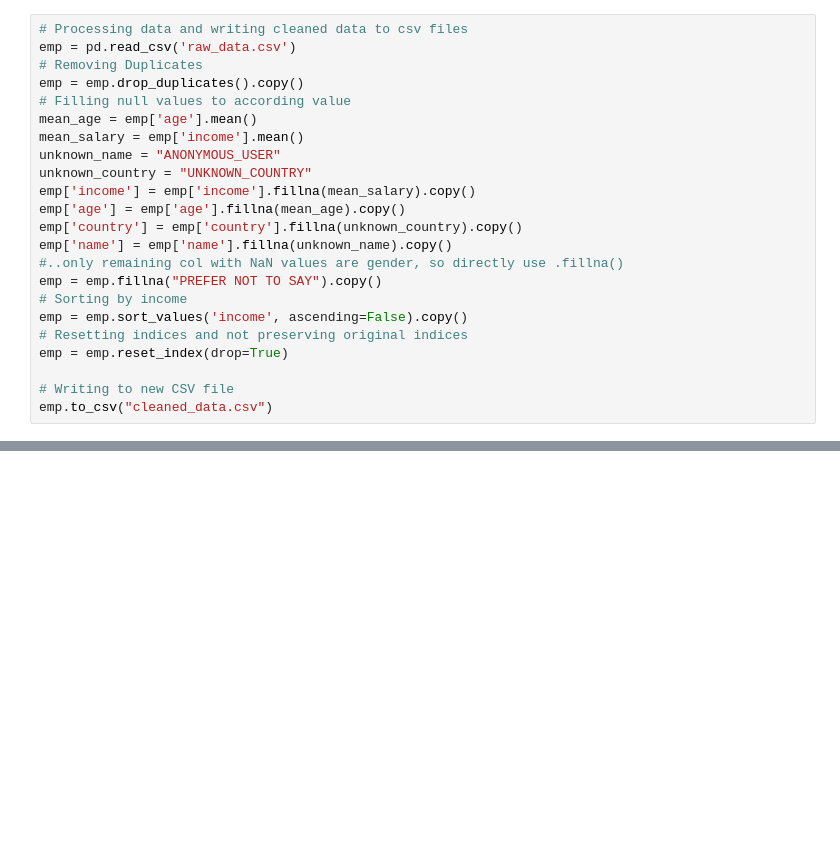
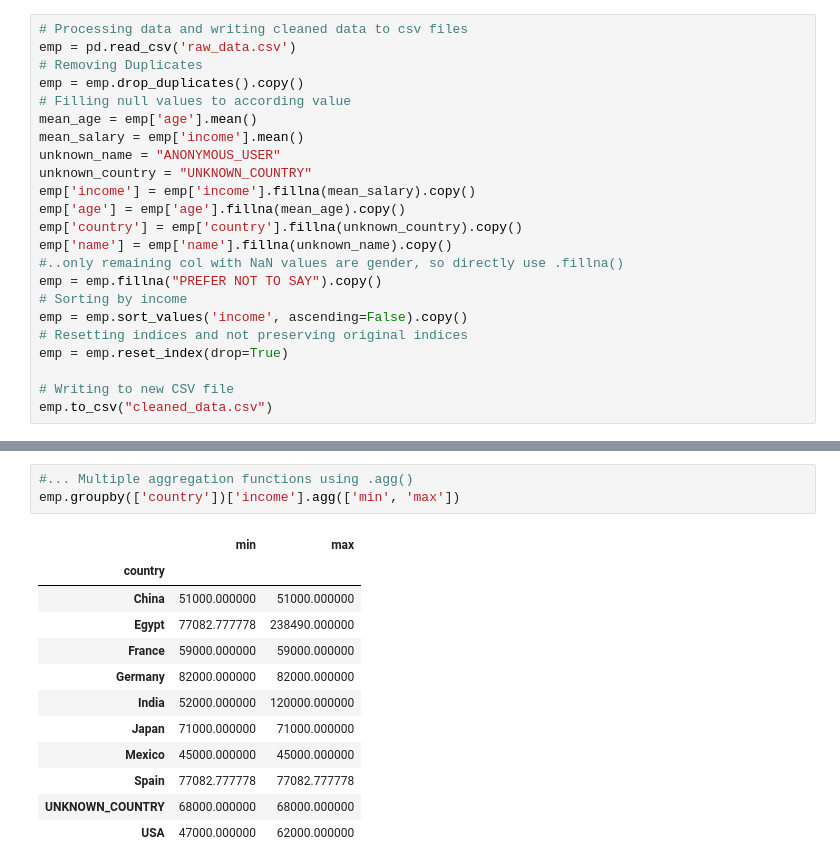
Before and after one commit to Sonu64/Prime_AI_ML, a Jupyter notebook: Module_13_Pandas_02/pandas_2.ipynb, the cells around one changed output, grey strips where cells are left out. Drawn from its saved outputs; the diff is of its cells as text; blank space fills up the shorter version.

```diff
--- a/Module_13_Pandas_02/pandas_2.ipynb
+++ b/Module_13_Pandas_02/pandas_2.ipynb
@@ -352,0 +405,16 @@ emp.to_csv("cleaned_data.csv")
+# %%
+#... Multiple aggregation functions using .agg()
+emp.groupby(['country'])['income'].agg(['min', 'max'])
+# %% [output]
+|  | min | max |
+| country |  |  |
+| China | 51000.000000 | 51000.000000 |
+| Egypt | 77082.777778 | 238490.000000 |
+| France | 59000.000000 | 59000.000000 |
+| Germany | 82000.000000 | 82000.000000 |
+| India | 52000.000000 | 120000.000000 |
+| Japan | 71000.000000 | 71000.000000 |
+| Mexico | 45000.000000 | 45000.000000 |
+| Spain | 77082.777778 | 77082.777778 |
+| UNKNOWN_COUNTRY | 68000.000000 | 68000.000000 |
+| USA | 47000.000000 | 62000.000000 |
```
Also changed, not shown: parts of 18 cells of this notebook, 2 other files.
